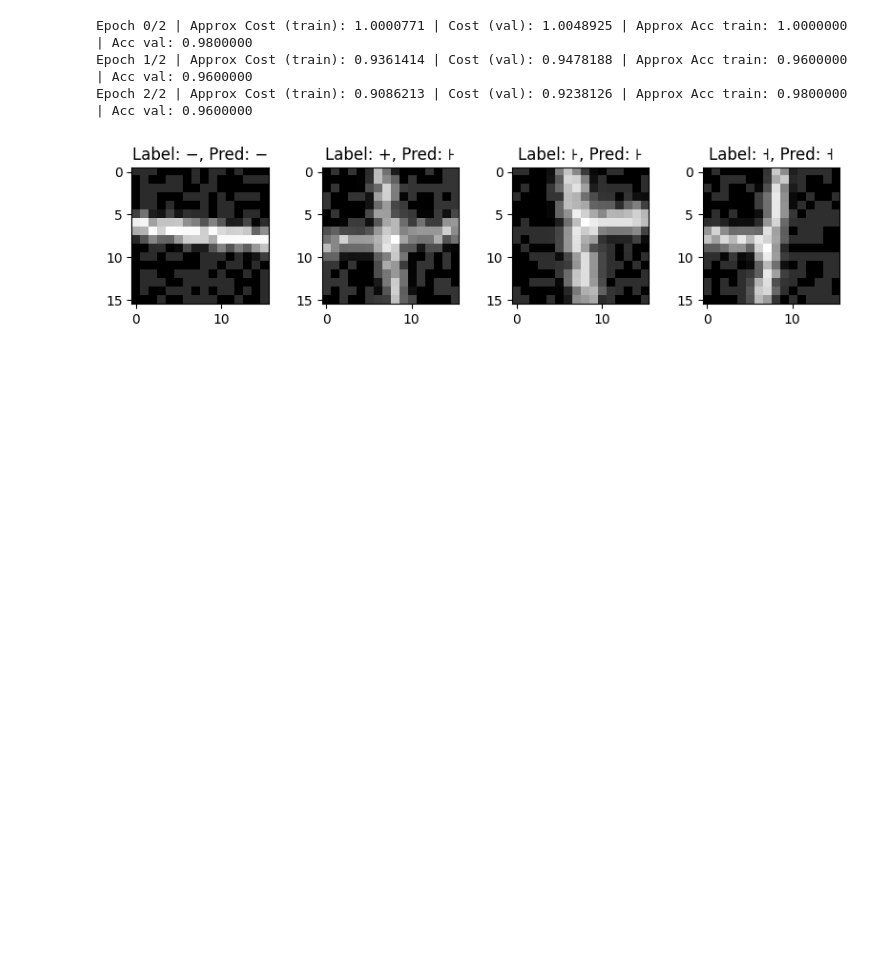
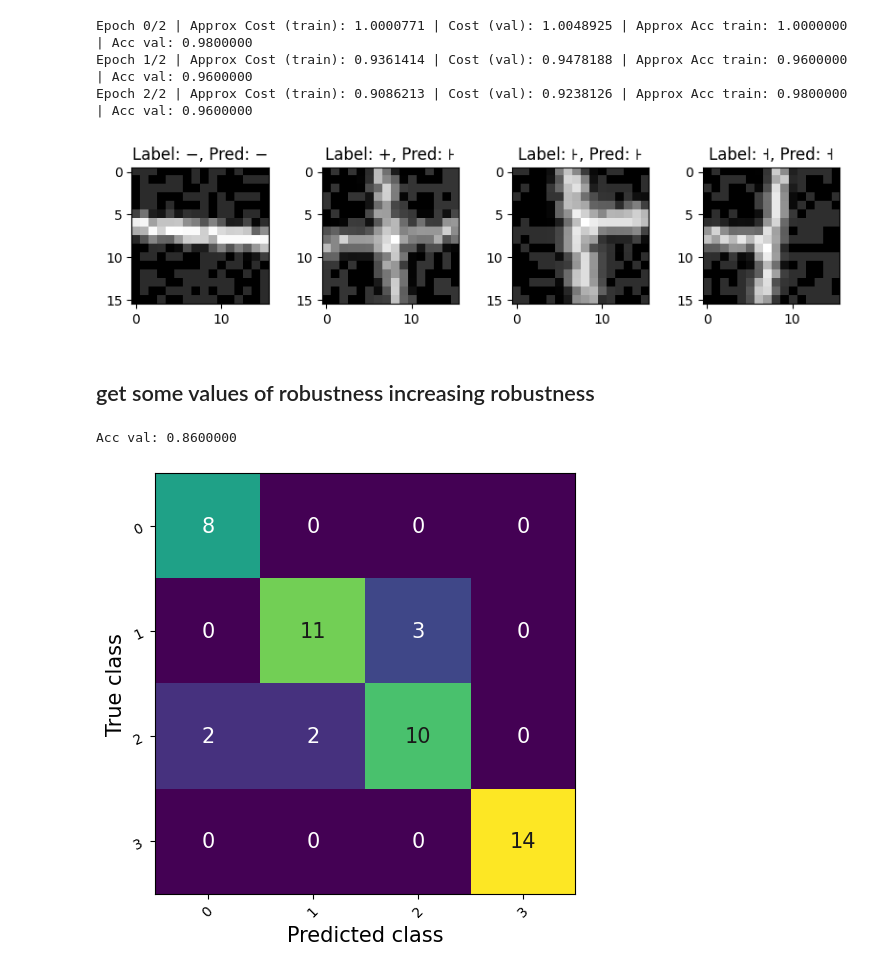
Before and after one commit to MarcMaussner/qml_cysec, a Jupyter notebook: qml/adversarial_pennylane/fgsm/FGSM_Attack.ipynb, the cells around one changed output. Drawn from its saved outputs; the diff is of its cells as text; code cells hidden in the pictures; blank space fills up the shorter version.

```diff
--- a/qml/adversarial_pennylane/fgsm/FGSM_Attack.ipynb
+++ b/qml/adversarial_pennylane/fgsm/FGSM_Attack.ipynb
@@ -270,3 +323,32 @@ adversarial_class_output = [torch.argmax(p) for p in adversarial_preds]
 visualize_data(perturbed_x.reshape(-1, 16, 16), y_vis, adversarial_class_output)
 # %% [output]
 [figure]
+# %% [markdown]
+## get some values of robustness increasing robustness
+# %%
+# accuracy
+# use pertubation_test and perturbation_x_test from attack and see its robutsness in new/updated model
+#perturbation_test = PGD(model=qml_model, feats=feats_test, labels=labels_test, epsilon=0.1)
+#perturbed_x_test = feats_test + perturbation_test
+
+adversarial_preds_test_increased = [qml_model(f) for f in perturbed_x_test]
+acc_approx_test = accuracy(labels_test, adversarial_preds_test_increased)
+print(f"Acc val: {acc_approx_test:0.7f}")
+# %% [output]
+Acc val: 0.8600000
+# %%
+# confusion matrix on test set
+from torch import randint
+from torchmetrics.classification import MulticlassConfusionMatrix
+metric = MulticlassConfusionMatrix(num_classes=4)
+
+#print(labels_test)
+preds_max = [torch.argmax(adversarial_preds_test_increased[i]).detach().numpy().item() for i in range(len(adversarial_preds_test_increased))]
+#print(preds_max)
+#print(torch.tensor(preds_max))
+
+metric.update(torch.tensor(preds_max), labels_test)
+
+fig_, ax_ = metric.plot()
+# %% [output]
+[figure, added]
```
Also changed, not shown: parts of 6 cells of this notebook.
